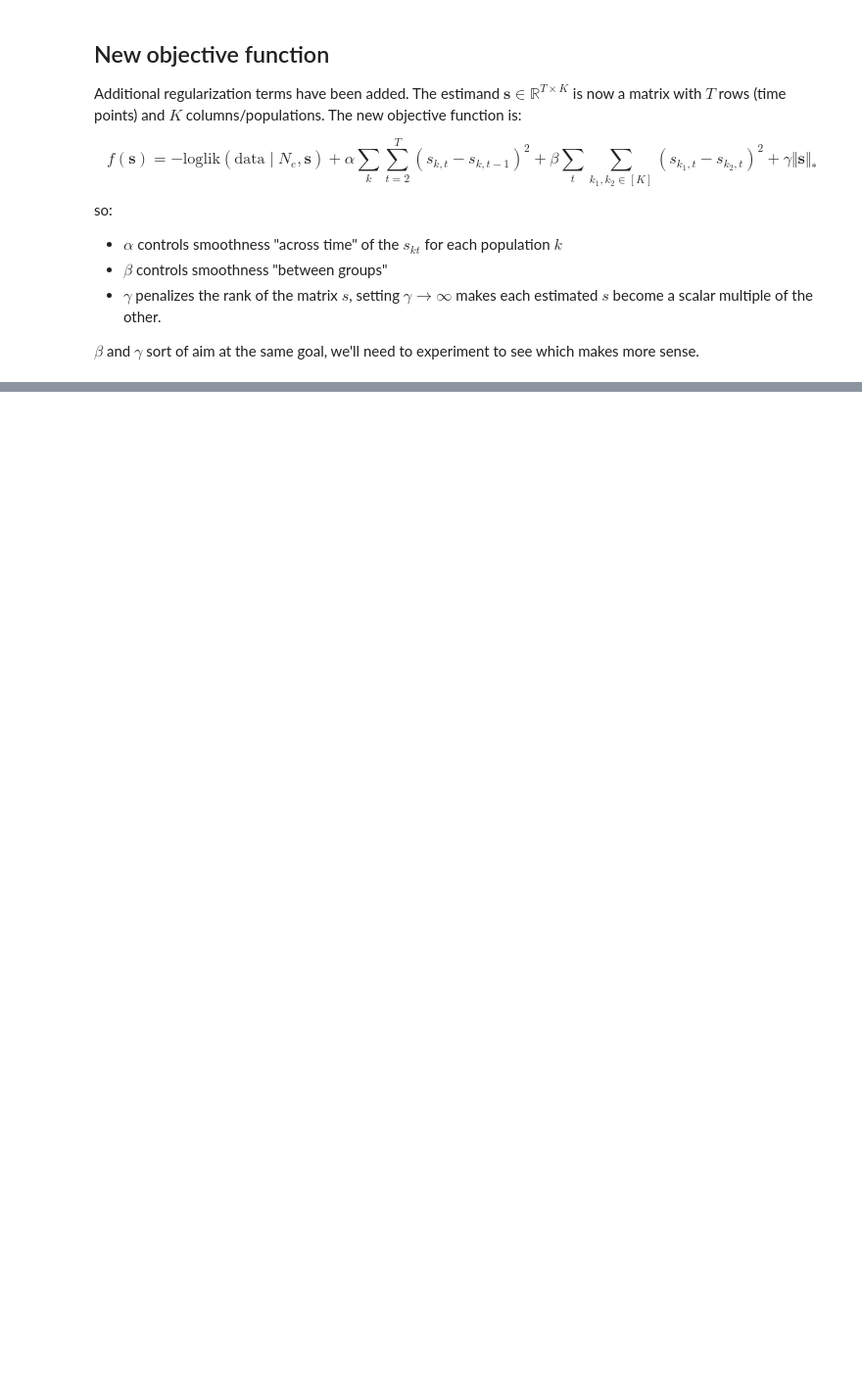
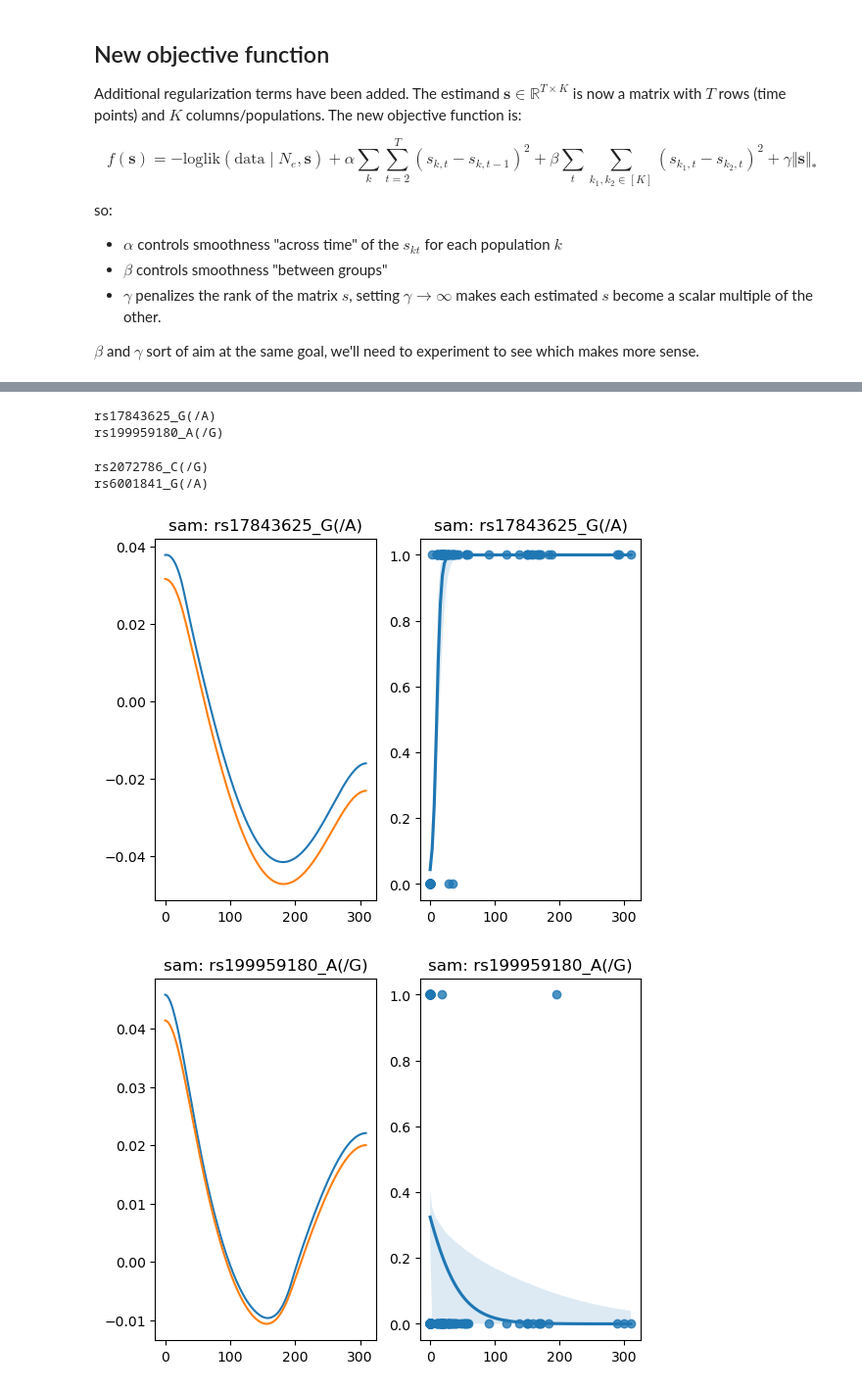
Before and after one commit to jthlab/selection_admix, a Jupyter notebook: Admix_EAS.ipynb, the cells around one changed output, grey strips where cells are left out. Shown at 98% size. Saved outputs shown, nothing was run; the diff lists cells and outputs as text; code cells hidden in the pictures; blank space fills up the shorter version.

```diff
--- a/Admix_EAS.ipynb
+++ b/Admix_EAS.ipynb
@@ -166,0 +189,26 @@ sns.regplot(x=a, y=b, logistic=True, ax=axs[1])
+# %%
+#Run for all SAM SNPs
+"""
+pop="sam"
+datasets, snps=read_data(pop)
+for data,snp in zip(datasets, snps):
+    print(snp)
+    try:
+        s=run_analysis(data, alpha=1e4, beta=1e2, em_iterations=3)
+        fig, axs = plt.subplots(ncols=2, nrows=1)
+        axs[0].plot(s[:, 0], color="tab:blue", alpha=1)
+        axs[0].plot(s[:, 1], color="tab:orange", alpha=1)
+        a,b=[int(y) for x,y in zip(data.obs, data.t) if x[0]>0],[int(x[1]) for x,y in zip(data.obs, data.t) if x[0]>0]
+        sns.regplot(x=a, y=b, logistic=True, ax=axs[1])
+        axs[0].set_title(pop+": "+snp)
+        axs[1].set_title(pop+": "+snp)
+    except:
+        print("Error: "+ snp)
+"""
+# %% [output]
+rs17843625_G(/A)
+rs199959180_A(/G)
+rs2072786_C(/G)
+rs6001841_G(/A)
+[figure, added]
+[figure, added]
```
Also changed, not shown: parts of 10 cells of this notebook, 1 other file.
